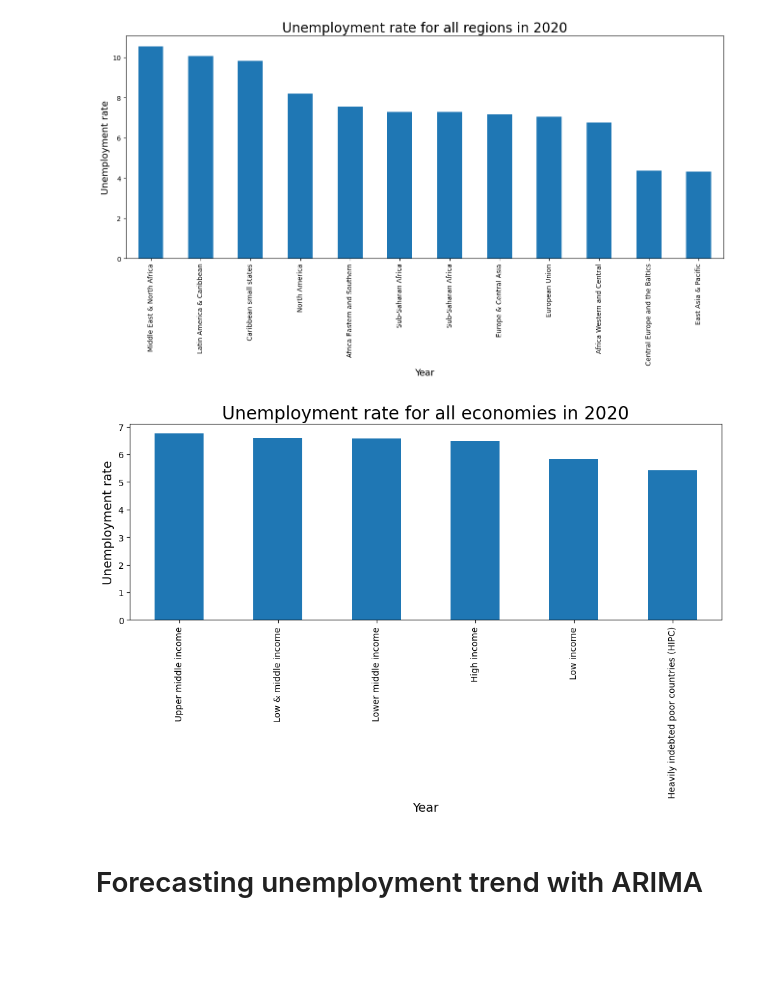
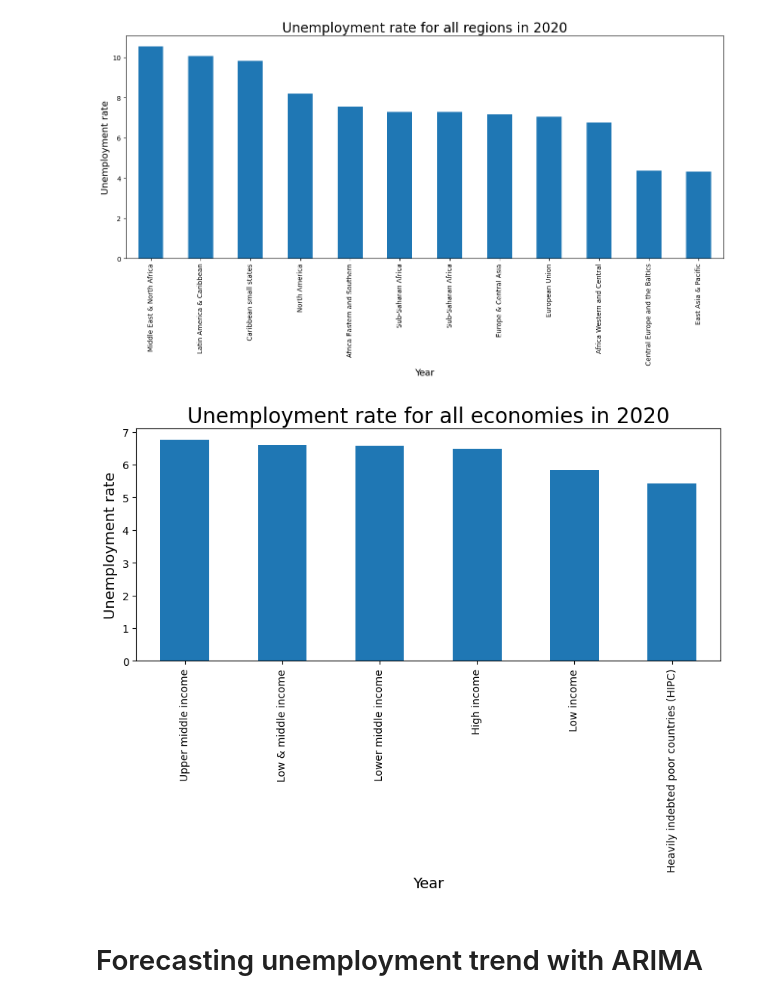
Before and after one commit to lorrespz/Time-Series-Forecasting-Collection, a Jupyter notebook: world-unemployment-trend-1991-2021.ipynb, the cells around one changed output. Cells and saved outputs as stored; diff of their text form; code cells hidden in the pictures; blank space fills up the shorter version.

```diff
--- a/world-unemployment-trend-1991-2021.ipynb
+++ b/world-unemployment-trend-1991-2021.ipynb
@@ -202,14 +202,14 @@ plt.title('Unemployment rate for all regions in 2020',fontsize = 20);
 # %% [output]
 [figure]
 # %%
-plt.figure(figsize = (12,4));
+plt.figure(figsize = (10,4));
 df_in_20.sort_values(ascending = False).plot(kind = 'bar')
 plt.xlabel('Year', fontsize = 14);
 plt.xticks(rotation='vertical')
 plt.ylabel('Unemployment rate', fontsize = 14);
 plt.title('Unemployment rate for all economies in 2020', fontsize = 20);
 # %% [output]
-[figure, old version]
+[figure, new version]
 # %% [markdown]
 # Forecasting unemployment trend with ARIMA
 # %% [markdown]
```
Also changed, not shown: parts of 21 cells of this notebook.
